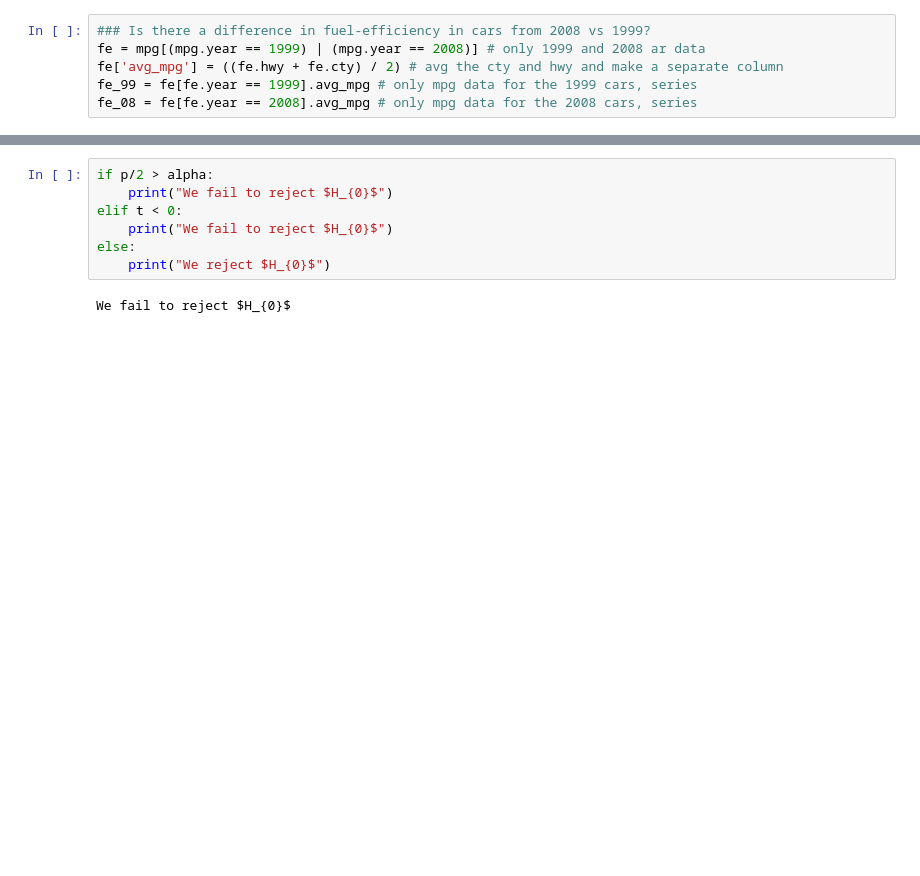
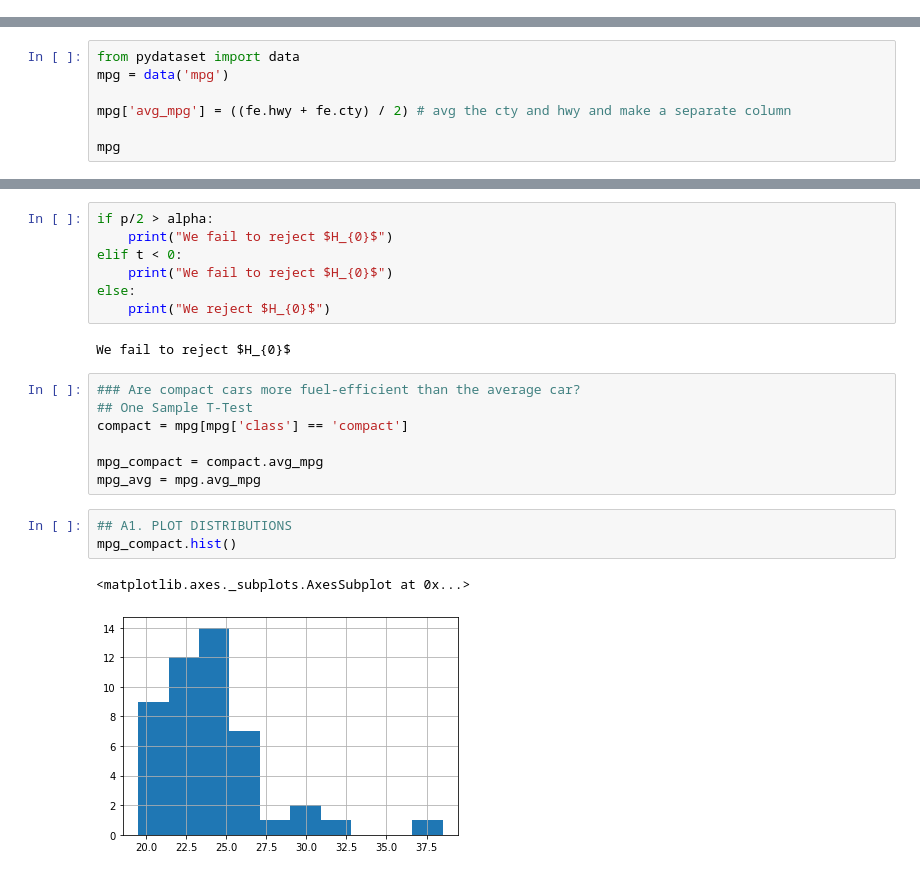
Before and after one commit to Brandon-Martinez27/statistics-exercises, a Jupyter notebook: hypothesis_testing.ipynb, the cells around one changed output, grey strips where cells are left out. Cells and saved outputs as stored; diff of their text form; blank space fills up the shorter version.

```diff
--- a/hypothesis_testing.ipynb
+++ b/hypothesis_testing.ipynb
@@ -305,6 +292,0 @@ mpg.head()
-# %%
-### Is there a difference in fuel-efficiency in cars from 2008 vs 1999?
-fe = mpg[(mpg.year == 1999) | (mpg.year == 2008)] # only 1999 and 2008 ar data
-fe['avg_mpg'] = ((fe.hwy + fe.cty) / 2) # avg the cty and hwy and make a separate column
-fe_99 = fe[fe.year == 1999].avg_mpg # only mpg data for the 1999 cars, series
-fe_08 = fe[fe.year == 2008].avg_mpg # only mpg data for the 2008 cars, series
@@ -333,0 +349,7 @@ alpha = .05
+# %%
+from pydataset import data
+mpg = data('mpg')
+
+mpg['avg_mpg'] = ((fe.hwy + fe.cty) / 2) # avg the cty and hwy and make a separate column
+
+mpg
@@ -363,3 +426,16 @@ else:
     print("We reject $H_{0}$")
 # %% [output]
 We fail to reject $H_{0}$
+# %%
+### Are compact cars more fuel-efficient than the average car?
+## One Sample T-Test
+compact = mpg[mpg['class'] == 'compact']
+
+mpg_compact = compact.avg_mpg
+mpg_avg = mpg.avg_mpg
+# %%
+## A1. PLOT DISTRIBUTIONS
+mpg_compact.hist()
+# %% [output]
+<matplotlib.axes._subplots.AxesSubplot at 0x...>
+[figure, added]
```
Also changed, not shown: parts of 77 cells of this notebook.
